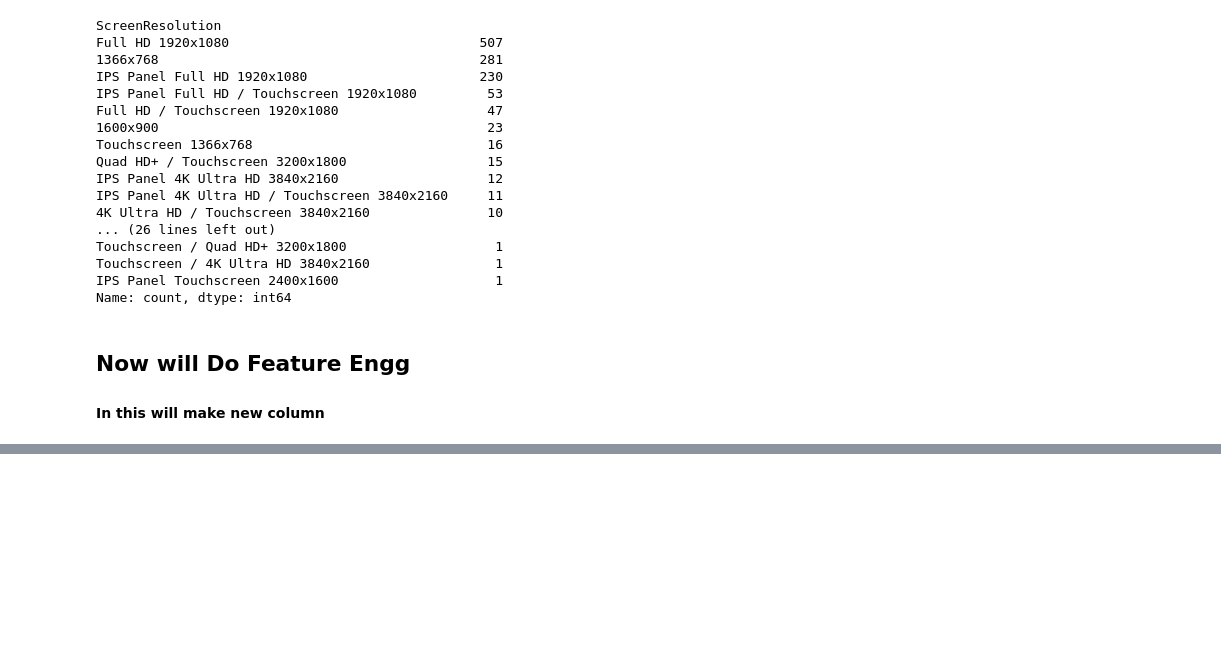
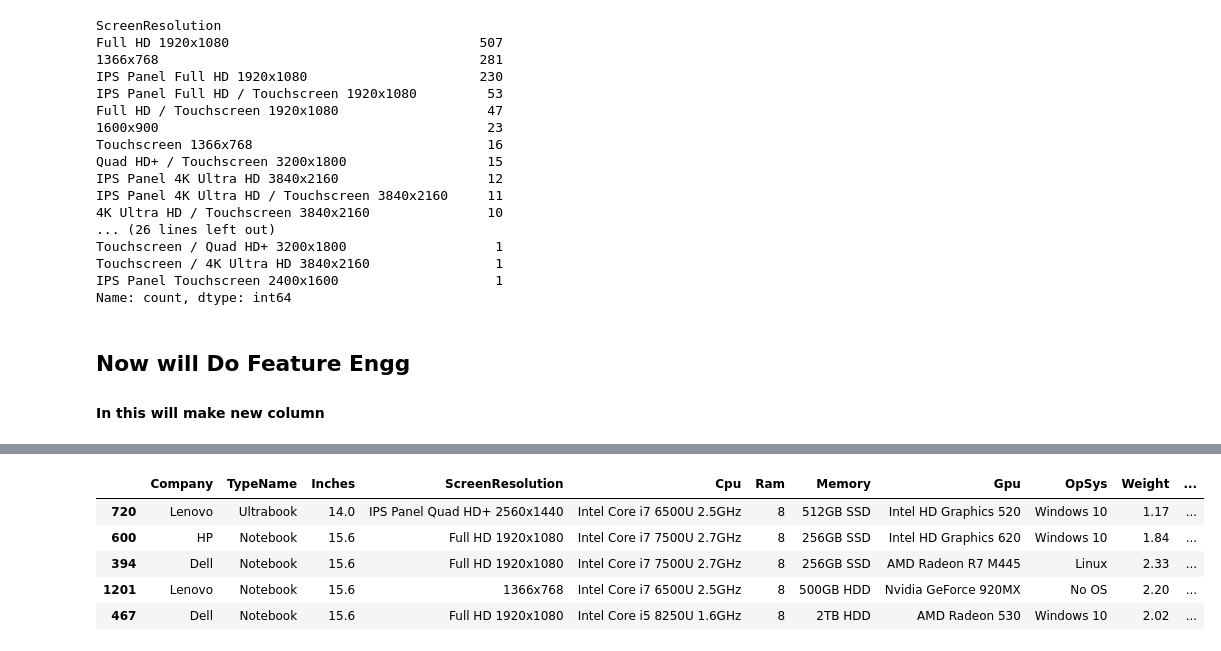
Before and after one commit to 27priyanshu/Laptop_predictor, a Jupyter notebook: Laptop-price-predictor.ipynb, the cells around one changed output, grey strips where cells are left out. Drawn from its saved outputs; the diff is of its cells as text; code cells hidden in the pictures; blank space fills up the shorter version.

```diff
--- a/Laptop-price-predictor.ipynb
+++ b/Laptop-price-predictor.ipynb
@@ -242,0 +254,9 @@ Name: count, dtype: int64
+# %%
+df.sample(5)
+# %% [output]
+|  | Company | TypeName | Inches | ScreenResolution | Cpu | Ram | Memory | Gpu | OpSys | Weight | ... |
+| 720 | Lenovo | Ultrabook | 14.0 | IPS Panel Quad HD+ 2560x1440 | Intel Core i7 6500U 2.5GHz | 8 | 512GB SSD | Intel HD Graphics 520 | Windows 10 | 1.17 | ... |
+| 600 | HP | Notebook | 15.6 | Full HD 1920x1080 | Intel Core i7 7500U 2.7GHz | 8 | 256GB SSD | Intel HD Graphics 620 | Windows 10 | 1.84 | ... |
+| 394 | Dell | Notebook | 15.6 | Full HD 1920x1080 | Intel Core i7 7500U 2.7GHz | 8 | 256GB SSD | AMD Radeon R7 M445 | Linux | 2.33 | ... |
+| 1201 | Lenovo | Notebook | 15.6 | 1366x768 | Intel Core i7 6500U 2.5GHz | 8 | 500GB HDD | Nvidia GeForce 920MX | No OS | 2.20 | ... |
+| 467 | Dell | Notebook | 15.6 | Full HD 1920x1080 | Intel Core i5 8250U 1.6GHz | 8 | 2TB HDD | AMD Radeon 530 | Windows 10 | 2.02 | ... |
```
Also changed, not shown: parts of 24 cells of this notebook.
